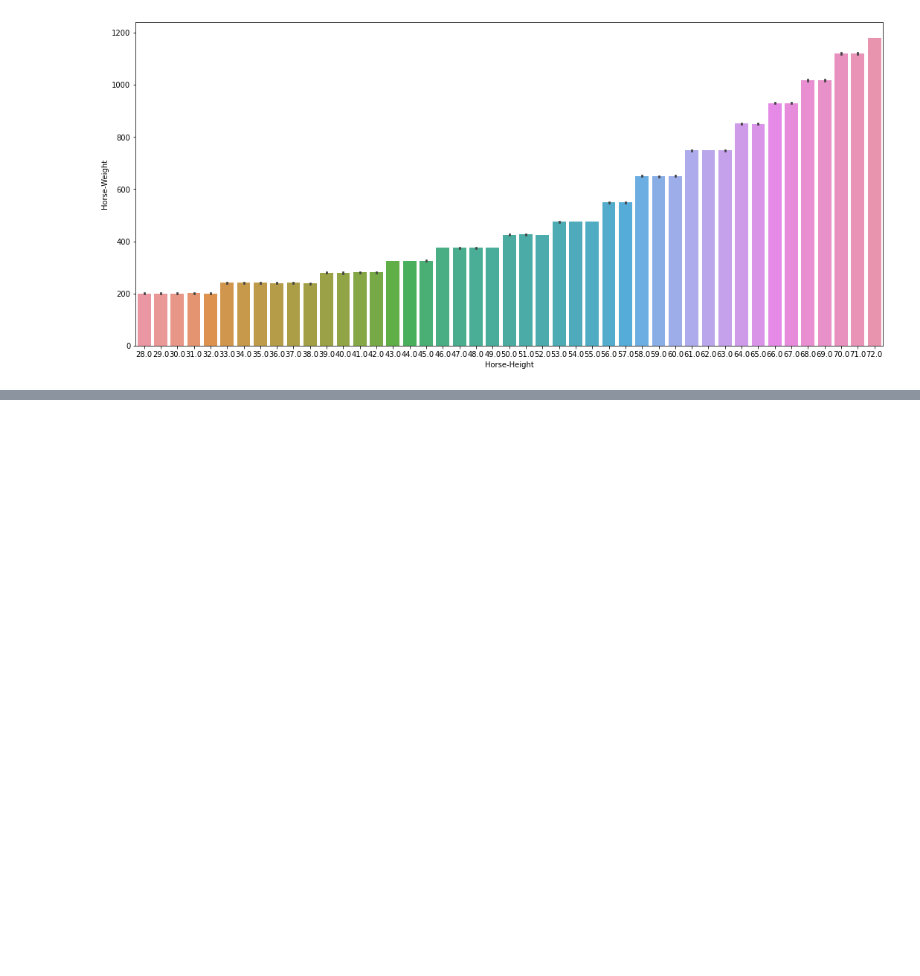
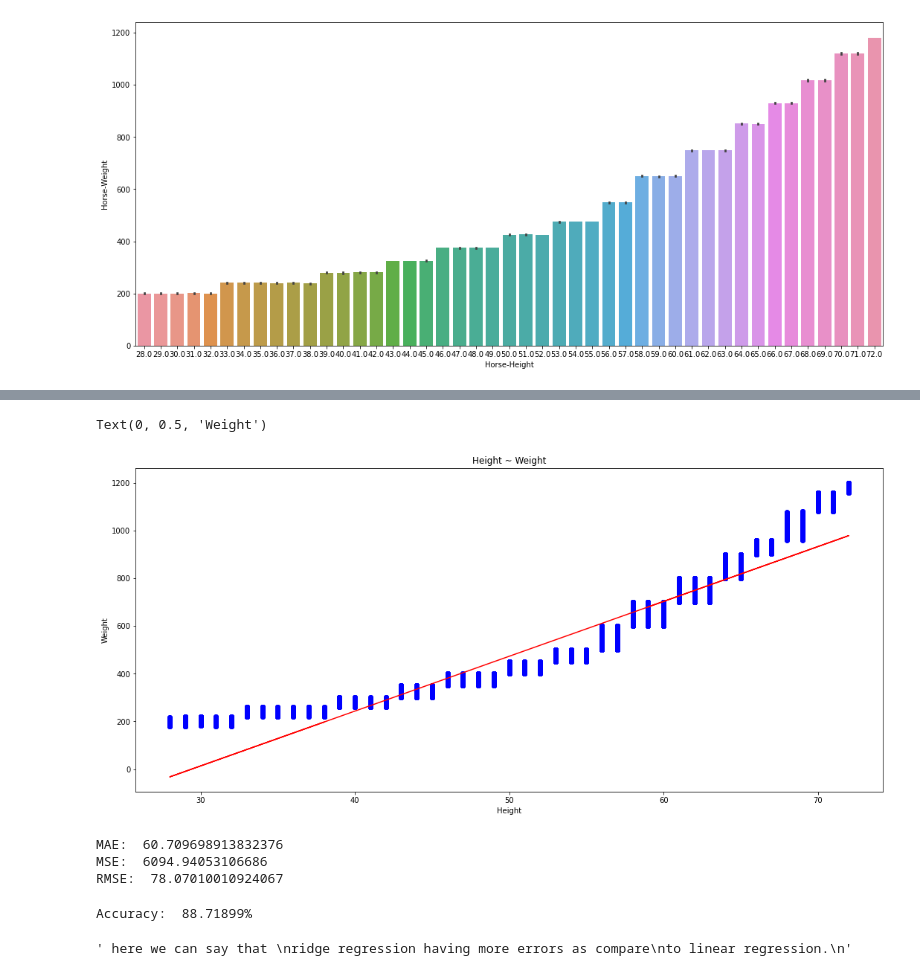
Before and after one commit to pythonpioneer/Data-Science, a Jupyter notebook: MLHD/RidgeRegression/ridge-regression.ipynb, the cells around one changed output, grey strips where cells are left out. Drawn from its saved outputs; the diff is of its cells as text; code cells hidden in the pictures; blank space fills up the shorter version.

```diff
--- a/MLHD/RidgeRegression/ridge-regression.ipynb
+++ b/MLHD/RidgeRegression/ridge-regression.ipynb
@@ -62,0 +112,35 @@ sns.barplot(x='Horse-Height', y='Horse-Weight', data=hd)
+# %%
+# now plot our test dataset
+plt.subplots(figsize=(18, 8))
+plt.scatter(X_test, y_test, color='blue')
+plt.plot(X_test, ridge.predict(X_test), color='red')
+plt.title('Height ~ Weight')
+plt.xlabel('Height')
+plt.ylabel('Weight')
+# %% [output]
+Text(0, 0.5, 'Weight')
+[figure, added]
+# %%
+# now calculating residuals
+from sklearn import metrics
+
+print('MAE: ', metrics.mean_absolute_error(y_pred, y_test))
+print('MSE: ', metrics.mean_squared_error(y_pred, y_test))
+print('RMSE: ', np.sqrt(metrics.mean_squared_error(y_pred, y_test)))
+# %% [output]
+MAE:  60.709698913832376
+MSE:  6094.94053106686
+RMSE:  78.07010010924067
+# %%
+# now calculating accuracy
+accuracy = ridge.score(X_test, y_test) * 100
+print('Accuracy: ', round(accuracy, 5), end='%')
+# %% [output]
+Accuracy:  88.71899%
+# %%
+''' here we can say that
+ridge regression having more errors as compare
+to linear regression.
+'''
+# %% [output]
+' here we can say that \nridge regression having more errors as compare\nto linear regression.\n'
```
Also changed, not shown: parts of 4 cells of this notebook.
